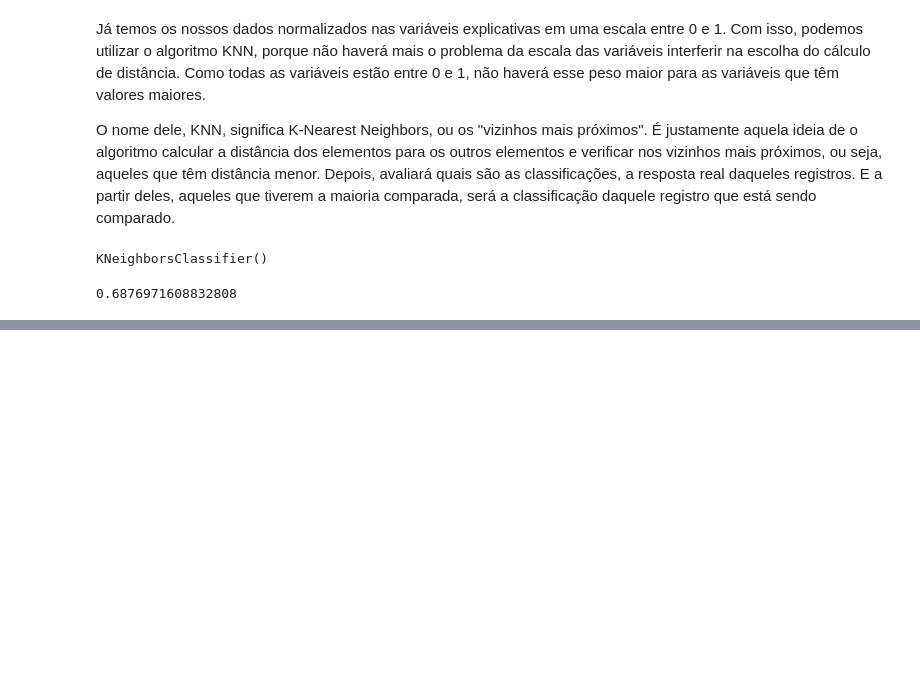
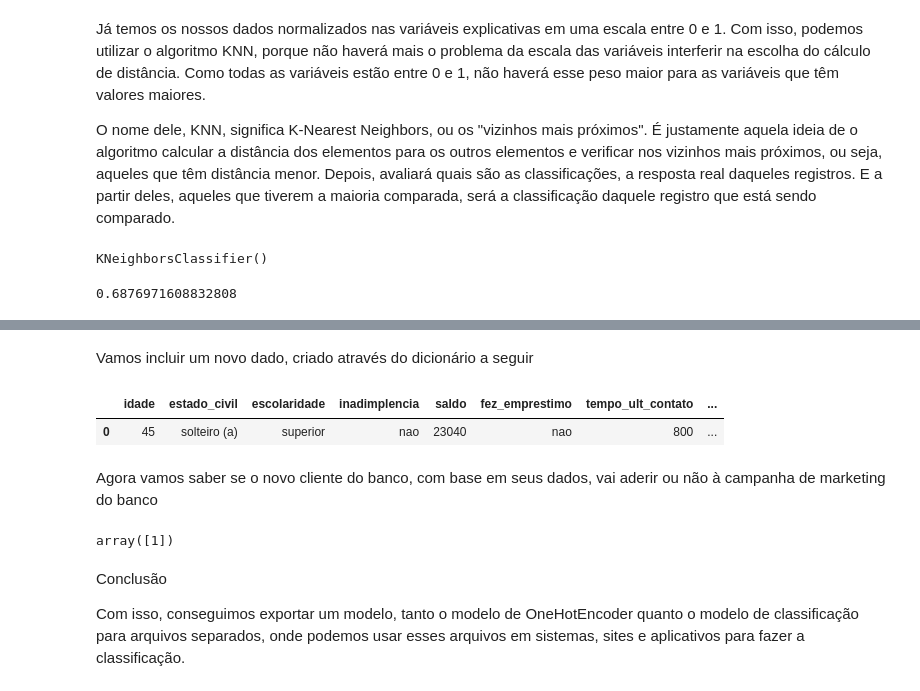
Before and after one commit to JCrpa/curso16_aprendendo_classificar_dados_machine_learning, a Jupyter notebook: projeto inicial-classificacao_ Primeiros passos.ipynb, the cells around one changed output, grey strips where cells are left out. Cells and saved outputs as stored; diff of their text form; code cells hidden in the pictures; blank space fills up the shorter version.

```diff
--- a/projeto inicial-classificacao_ Primeiros passos.ipynb
+++ b/projeto inicial-classificacao_ Primeiros passos.ipynb
@@ -353,0 +392,21 @@ knn.score(x_teste_normalizado, y_teste)
+# %% [markdown]
+Vamos incluir um novo dado, criado através do dicionário a seguir
+# %%
+novo_dado = {
+    'idade': [45],
+    'estado_civil':['solteiro (a)'],
+    'escolaridade':['superior'],
+    'inadimplencia': ['nao'],
+    'saldo': [23040],
+    'fez_emprestimo': ['nao'],
+    'tempo_ult_contato': [800],
+    'numero_contatos': [4]
+}
+# %%
+novo_dado = pd.DataFrame(novo_dado)
+novo_dado
+# %% [output]
+|  | idade | estado_civil | escolaridade | inadimplencia | saldo | fez_emprestimo | tempo_ult_contato | ... |
+| 0 | 45 | solteiro (a) | superior | nao | 23040 | nao | 800 | ... |
+# %% [markdown]
+Agora vamos saber se o novo cliente do banco, com base em seus dados, vai aderir ou não à campanha de marketing do banco
@@ -353,0 +416,9 @@ knn.score(x_teste_normalizado, y_teste)
+# %%
+novo_dado = modelo_onehot.transform(novo_dado)
+modelo_arvore.predict(novo_dado)
+# %% [output]
+array([1])
+# %% [markdown]
+Conclusão
+
+Com isso, conseguimos exportar um modelo, tanto o modelo de OneHotEncoder quanto o modelo de classificação para arquivos separados, onde podemos usar esses arquivos em sistemas, sites e aplicativos para fazer a classificação.
```
Also changed, not shown: parts of 8 cells of this notebook, 2 other files.
